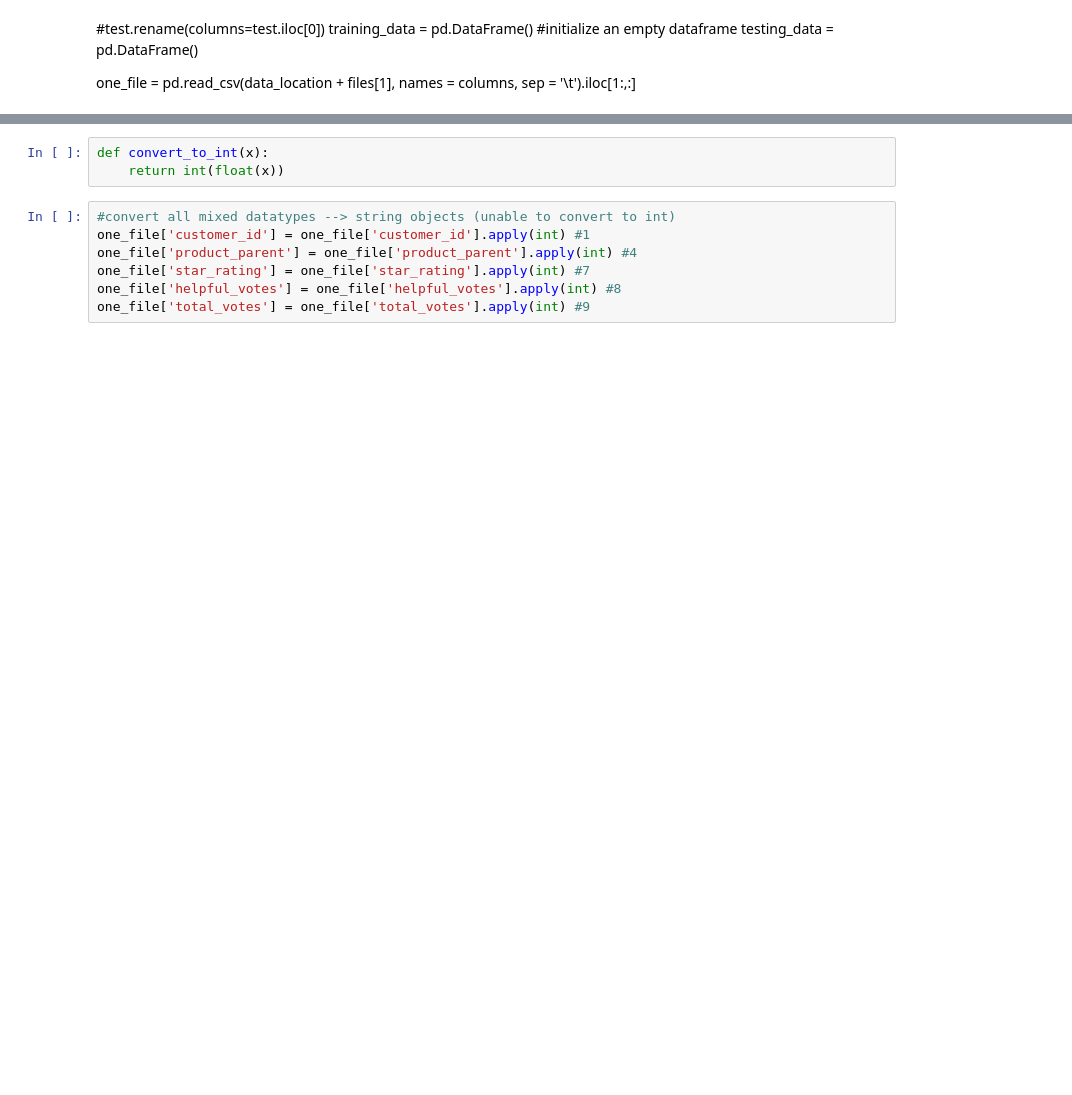
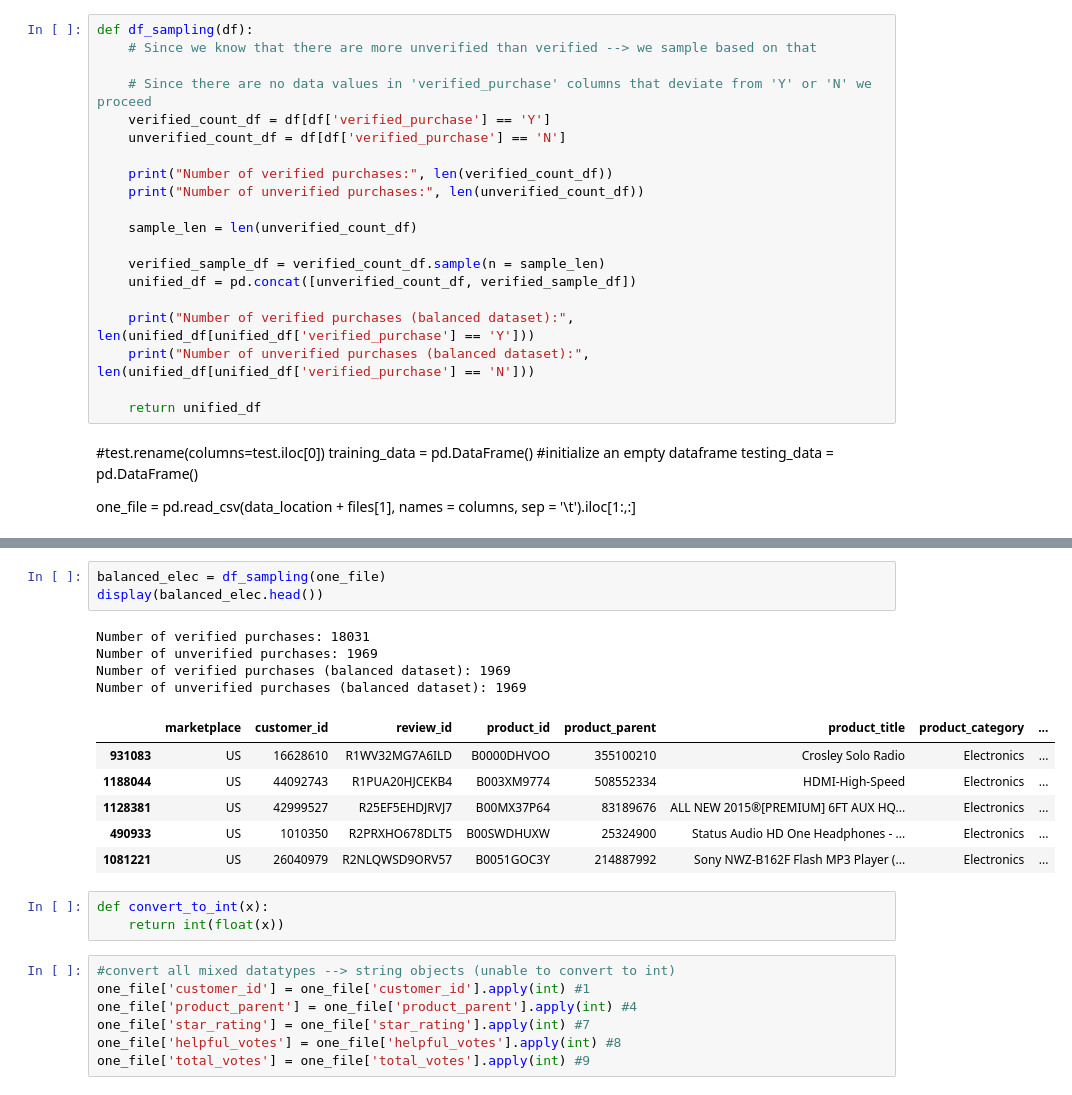
Before and after one commit to sukikrishna/FARS, a Jupyter notebook: KNNWorking.ipynb, the cells around one changed output, grey strips where cells are left out. Drawn from its saved outputs; the diff is of its cells as text; blank space fills up the shorter version.

```diff
--- a/KNNWorking.ipynb
+++ b/KNNWorking.ipynb
@@ -102,3 +85,23 @@ one_file.shape[0]+1
+# %%
+def df_sampling(df):
+    # Since we know that there are more unverified than verified --> we sample based on that
+
+    # Since there are no data values in 'verified_purchase' columns that deviate from 'Y' or 'N' we proceed
+    verified_count_df = df[df['verified_purchase'] == 'Y']
+    unverified_count_df = df[df['verified_purchase'] == 'N']
+
+    print("Number of verified purchases:", len(verified_count_df))
+    print("Number of unverified purchases:", len(unverified_count_df))
+
+    sample_len = len(unverified_count_df)
+
+    verified_sample_df = verified_count_df.sample(n = sample_len)
+    unified_df = pd.concat([unverified_count_df, verified_sample_df])
+
+    print("Number of verified purchases (balanced dataset):", len(unified_df[unified_df['verified_purchase'] == 'Y']))
+    print("Number of unverified purchases (balanced dataset):", len(unified_df[unified_df['verified_purchase'] == 'N']))
+
+    return unified_df
 # %% [markdown]
 #test.rename(columns=test.iloc[0])
 training_data = pd.DataFrame() #initialize an empty dataframe
@@ -112,3 +115,17 @@ one_file.shape
+# %%
+balanced_elec = df_sampling(one_file)
+display(balanced_elec.head())
+# %% [output]
+Number of verified purchases: 18031
+Number of unverified purchases: 1969
+Number of verified purchases (balanced dataset): 1969
+Number of unverified purchases (balanced dataset): 1969
+|  | marketplace | customer_id | review_id | product_id | product_parent | product_title | product_category | ... |
+| 931083 | US | 16628610 | R1WV32MG7A6ILD | B0000DHVOO | 355100210 | Crosley Solo Radio | Electronics | ... |
+| 1188044 | US | 44092743 | R1PUA20HJCEKB4 | B003XM9774 | 508552334 | HDMI-High-Speed | Electronics | ... |
+| 1128381 | US | 42999527 | R25EF5EHDJRVJ7 | B00MX37P64 | 83189676 | ALL NEW 2015®[PREMIUM] 6FT AUX HQ... | Electronics | ... |
+| 490933 | US | 1010350 | R2PRXHO678DLT5 | B00SWDHUXW | 25324900 | Status Audio HD One Headphones - ... | Electronics | ... |
+| 1081221 | US | 26040979 | R2NLQWSD9ORV57 | B0051GOC3Y | 214887992 | Sony NWZ-B162F Flash MP3 Player (... | Electronics | ... |
 # %%
 def convert_to_int(x):
     return int(float(x))
```
Also changed, not shown: parts of 86 cells of this notebook.
